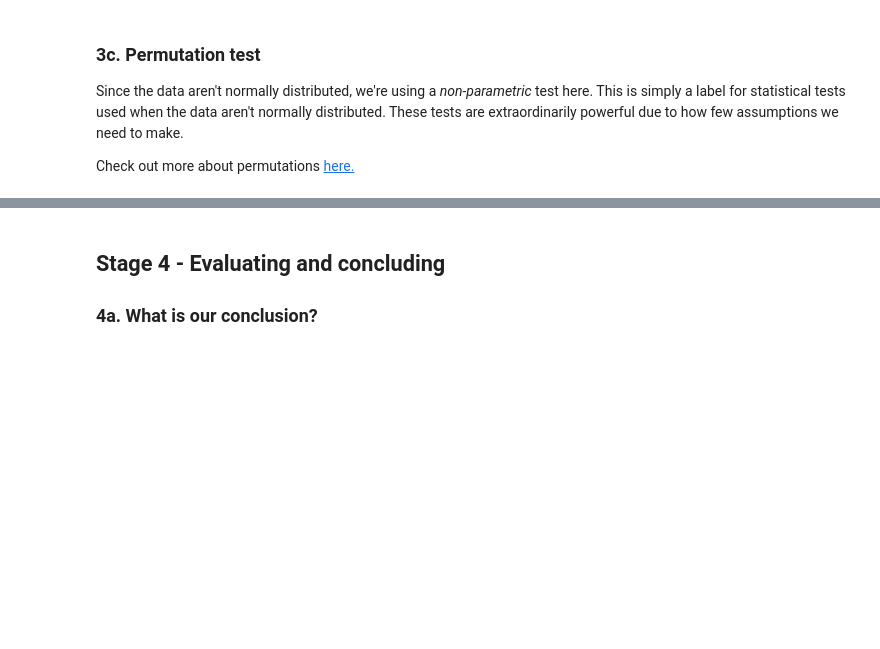
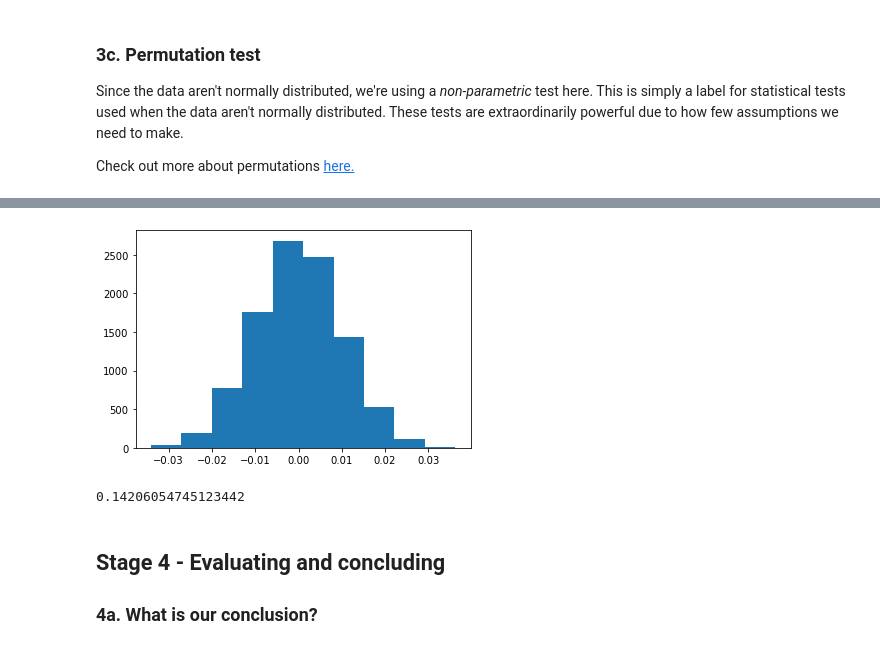
Before and after one commit to mmdebrahimi/Springboard, a Jupyter notebook: Springboard Apps project-Tier1_Emanuele_Ebrahimi_Complete.ipynb, the cells around one changed output, grey strips where cells are left out. Drawn from its saved outputs; the diff is of its cells as text; code cells hidden in the pictures; blank space fills up the shorter version.

```diff
--- a/Springboard Apps project-Tier1_Emanuele_Ebrahimi_Complete.ipynb
+++ b/Springboard Apps project-Tier1_Emanuele_Ebrahimi_Complete.ipynb
@@ -513,8 +521,8 @@ Check out more about permutations [here.](http://rasbt.github.io/mlxtend/user_gu
 # Create a column called `Permutation1`, and assign to it the result of permuting (shuffling) the Rating column
 # This assignment will use our numpy object's random.permutation() method, and will look like this:
 # df['Permutation1'] = np.random.permutation(df['Rating'])
-df['Permutation1'] = np.random.permutation(df[_ _ _])
+df['Permutation1'] = np.random.permutation(df['Rating'])
 
 # Call the describe() method on our permutation grouped by 'platform'.
 # We'll use this structure: df.groupby(by='platform')['Permutation1'].describe()
-df.groupby(by='platform')['Permutation1']_ _ _
+df.groupby(by='platform')['Permutation1'].describe()
@@ -528,12 +546,12 @@ df.groupby(by='platform')['Rating'].describe()
 # Let's create a vector with the differences - that will be the distibution of the Null.
 
 # First, make a list called difference.
-_ _ _ = list()
+difference = list()
 
 # Now make a for loop that does the following 10,000 times:
 # 1. makes a permutation of the 'Rating' as you did above
 # 2. calculates the difference in the mean rating for apple and the mean rating for google.
 # Hint: the code for (2) will look like this: difference.append(np.mean(permutation[df['platform']=='apple']) - np.mean(permutation[df['platform']=='google']))
-for _ _ _ in range(_ _ _):
-    permutation = np.random.permutation(df[_ _ _])
+for Rating in range(10000):
+    permutation = np.random.permutation(df['Rating'])
     difference.append(np.mean(permutation[df['platform']=='apple']) - np.mean(permutation[df['platform']=='google']))
@@ -540,16 +578,21 @@ for _ _ _ in range(_ _ _):
 # %%
 # Make a variable called 'histo', and assign to it the result of plotting a histogram of the difference list.
 # This assignment will look like: histo = plt.hist(difference)
-histo = plt.hist(_ _ _)
+histo = plt.hist(difference)
+# %% [output]
+[figure, added]
 # %%
-# Now make a variable called obs_difference, and assign it the result of the mean of our 'apple' variable and the mean of our 'google variable'
-obs_difference = np.mean(_ _ _) - np.mean(_ _ _)
+# Now make a variable called obs_difference, and assign it the result of the mean of our 'apple' variable and the
+# mean of our 'google variable'
+obs_difference = np.mean(apple) - np.mean(google)
 
 # Make this difference absolute with the built-in abs() function.
-obs_difference = _ _ _(obs_difference)
+obs_difference = abs(obs_difference)
 
 # Print out this value; it should be 0.1420605474512291.
 obs_difference
+# %% [output]
+0.14206054745123442
 # %% [markdown]
 ## Stage 4 -  Evaluating and concluding
 ### 4a. What is our conclusion?
```
Also changed, not shown: parts of 12 cells of this notebook.
